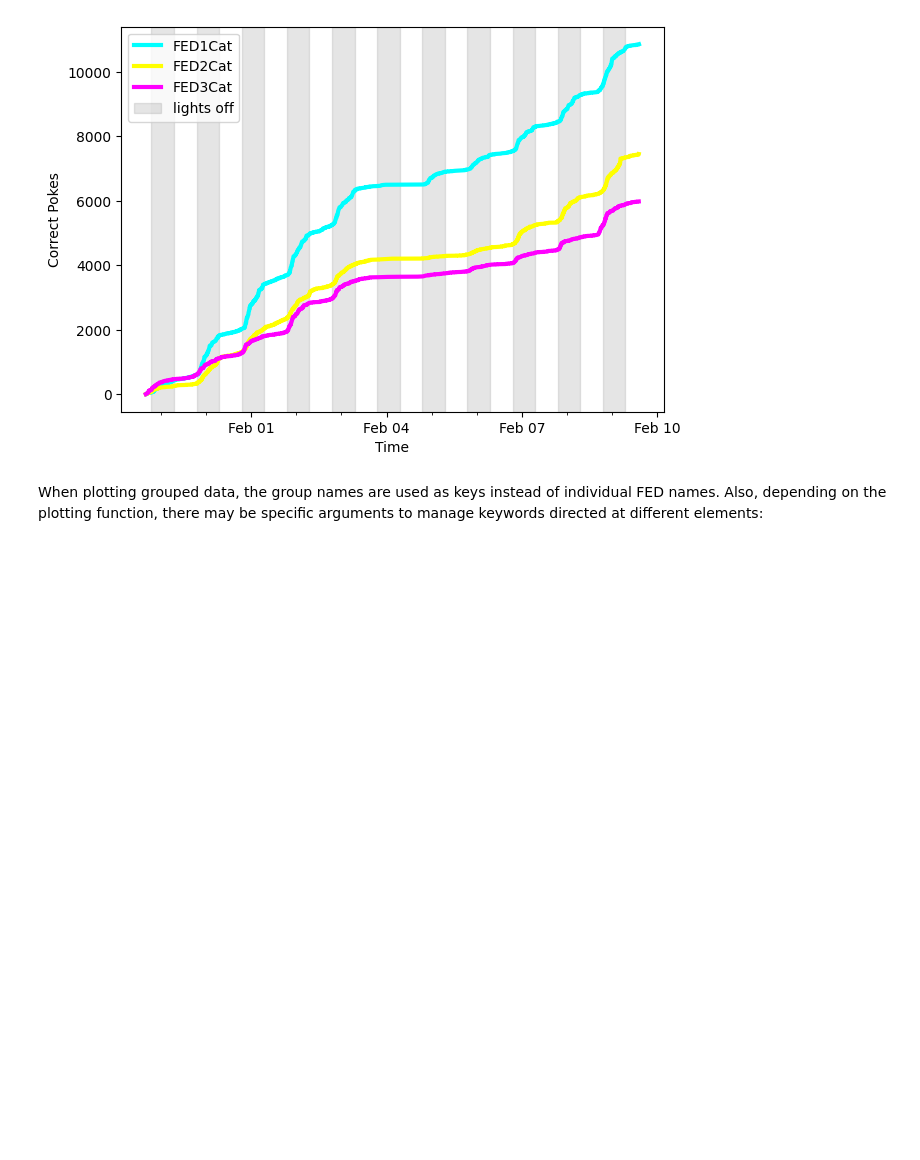
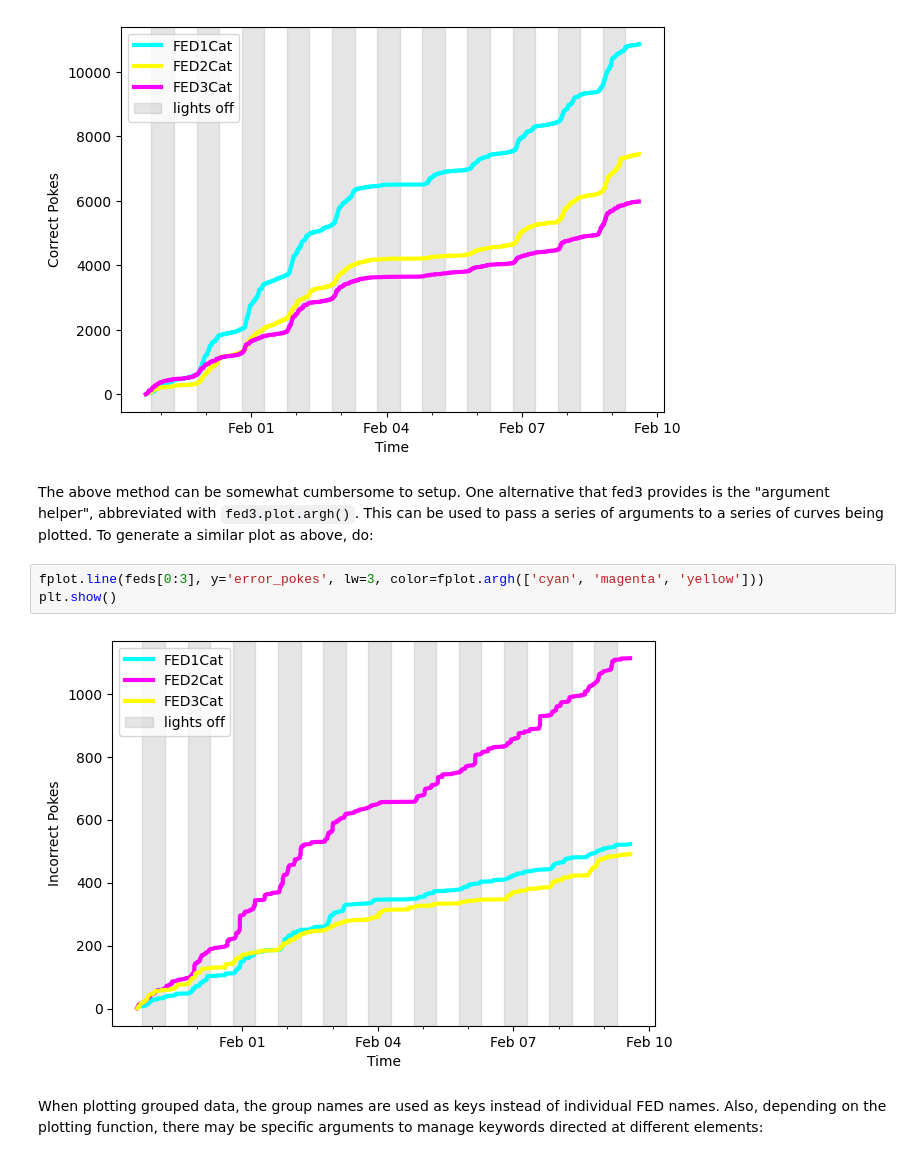
Before and after one commit to earnestt1234/fed3, a Jupyter notebook: docs/plots_getting_started.ipynb, the cells around one changed output. Saved outputs shown, nothing was run; the diff lists cells and outputs as text; blank space fills up the shorter version.

```diff
--- a/docs/plots_getting_started.ipynb
+++ b/docs/plots_getting_started.ipynb
@@ -141,6 +146,13 @@ fplot.line(feds[0:3], y='correct_pokes', lw=3, line_kwargs=styles)
 plt.show()
 # %% [output]
 [figure]
+# %% [markdown]
+The above method can be somewhat cumbersome to setup.  One alternative that fed3 provides is the "argument helper", abbreviated with `fed3.plot.argh()`.  This can be used to pass a series of arguments to a series of curves being plotted.  To generate a similar plot as above, do:
+# %%
+fplot.line(feds[0:3], y='error_pokes', lw=3, color=fplot.argh(['cyan', 'magenta', 'yellow']))
+plt.show()
+# %% [output]
+[figure, added]
 # %% [markdown]
 When plotting grouped data, the group names are used as keys instead of individual FED names.  Also, depending on the plotting function, there may be specific arguments to manage keywords directed at different elements:
 # %%
```
Also changed, not shown: parts of 8 cells of this notebook, 26 other files.
